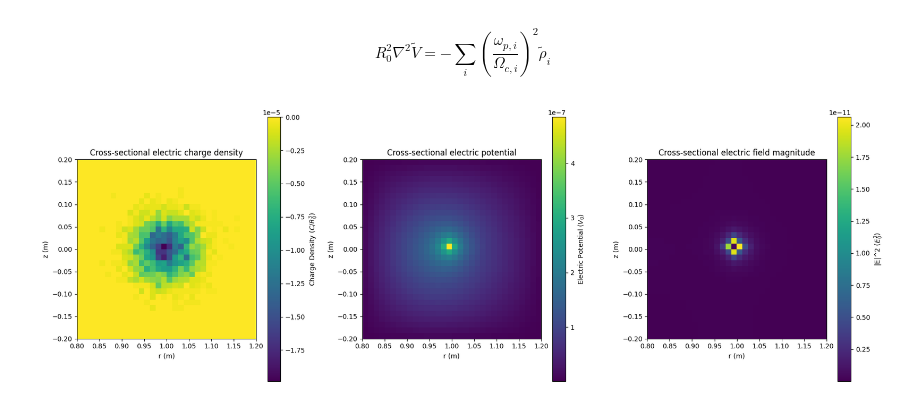
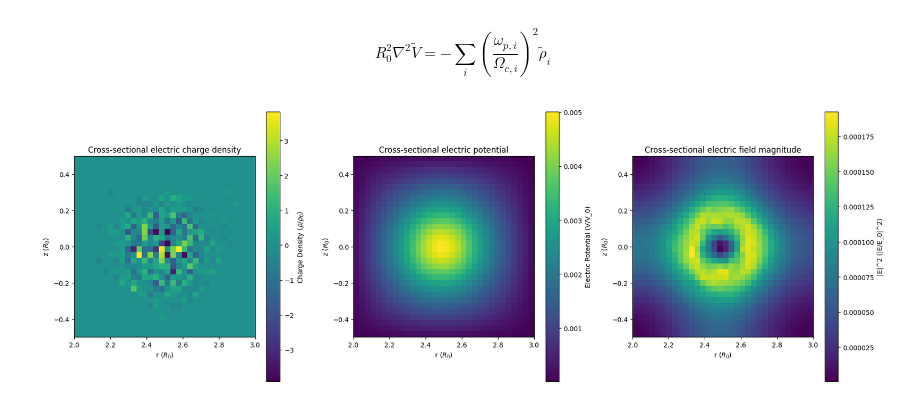
Before and after one commit to nerdie01/PHYS6260Final, a Jupyter notebook: main.ipynb, the cells around one changed output. Drawn from its saved outputs; the diff is of its cells as text; code cells hidden in the pictures.

Commit message:
A whole lot, Boris Algorithm + Integration + Plotting + Dimensionalization + Animations

```diff
--- a/main.ipynb
+++ b/main.ipynb
@@ -8,8 +8,7 @@ import matplotlib.pyplot as plt
 # MODEL PARAMETERS
 grid_size_r, grid_size_z, grid_size_theta = 32, 32, 32 # eulerian grid size, 32 x 32 x 32
 sim_prop = 1e-9 # percentage of particles to simulate
-t_final = 100 # total duration of simulation
-dt0 = 0.1 # seconds
+t_final = 1000 # total number of time steps
 
 # PHYSICAL CONSTANTS
 kB = 1.3806503e-23 # boltzmann constant
@@ -27,13 +26,13 @@ z_min, z_max = -0.2, 0.2
 
 #Temperature, Magnetic, Num Particles, R0
 R0 = (r_max - r_min) # length of the cylinder disk
-clustering = 25.0 * R0 # how localized the normal distirbution is.
+clustering = 25.0 # how localized the normal distirbution is.
 
 N0 = 1e14 # number of particles in plasma
-ionization = .001 # percentage of protons to electrons
+ionization = .5 # percentage of protons to electrons
 
 B0 = 1 # background B field
-T0 = 400000 # initial characteristic temperature
+T0 = 4000 # initial characteristic temperature
 
 # DERIVED VALUES
 N_e0 = (1 - ionization) * N0 # number of electrons
@@ -49,6 +48,7 @@ E0 = v0 * B0 # characteristic E field'
 L0 = v0 * t0 # characteristic length scale, will be used to update positions but not for the grid itself
 V0 = E0 * R0 # characteristic electric potential
 
+dt0 = 0.1 #time step is a tenth of characteristic time scale
 
 V_dom = jnp.pi * (r_max**2 - r_min**2) * (z_max - z_min)
 
@@ -240,28 +248,34 @@ R_0^2 \nabla^2 \tilde{V} = - \sum_i \left(\frac{\omega_{p,i}}{\Omega_{c,i}}\righ
 # good for solving this kind of linear system
 
 def conjugate_gradient(A, b, x0, tol=1e-8, max_iter=1000):
-    x = jnp.copy(x0)
-    r = b - A(x)
-    p = jnp.copy(r)
-    last_res = jnp.vdot(r,r)
 
-    for k in range(max_iter):
+    def cond_fn(carry):
+        _, _, _, last_res, k = carry
+        return (last_res > tol) & (k < max_iter)
+
+    def body_fn(carry):
+        x, r, p, last_res, k = carry
+
         Ap = A(p)
         pAp = jnp.vdot(p, Ap)
 
         alpha = jnp.where(pAp == 0.0, 0.0, last_res / pAp)
         x = x + alpha * p
         r = r - alpha * Ap
-        res = jnp.vdot(r,r)
+        res = jnp.vdot(r, r)
 
-        if res < tol:
-            break
+        beta = jnp.where(last_res == 0.0, 0.0, res / last_res)
+        p = r + beta * p
 
-        beta = res / last_res
-        p = r + beta * p
-        last_res = res
+        return (x, r, p, res, k + 1)
 
-    return x
+    r0 = b - A(x0)
+    p0 = jnp.copy(r0)
+    last_res0 = jnp.vdot(r0, r0)
+
+    x_final, _, _, _, _ = jax.lax.while_loop(cond_fn, body_fn, (x0, r0, p0, last_res0, 0))
+
+    return x_final
 
 def laplacian(phi: jnp.ndarray):
     # finite difference slop
@@ -278,7 +292,7 @@ def laplacian(phi: jnp.ndarray):
     phi_zp = phi_padded[1:-1, :, 2:]
     phi_zm = phi_padded[1:-1, :, :-2]
 
-    return ((phi_rp - 2.0 * phi_rc + phi_rm) / dr**2 + (phi_rp - phi_rm) / (2.0 * dr * r_int)
+    return ((phi_rp - 2.0 * phi_rc + phi_rm) / dr**2 + (phi_rp - phi_rm) / (2.0 * dr * r_int[:, None, None])
         + (phi_tp - 2.0 * phi_rc + phi_tm) / (dtheta**2 * r_grid**2) + (phi_zp - 2.0 * phi_rc + phi_zm) / dz**2)
 
 def grad(phi: jnp.ndarray):
@@ -323,47 +337,47 @@ def curl(A_r, A_theta, A_z):
 def solve_poisson(f, tol=1e-16, max_iter=1000):
     A_op = lambda phi: -laplacian(phi)
     b_vec = -f
 
     x0 = jnp.zeros_like(f)
 
     return conjugate_gradient(A_op, b_vec, x0, tol=tol, max_iter=max_iter)
 
 # i don't feel super good about how i nondimensionalized this, so someone please check it
 # in particular, not sure whether i should multiply/divide the laplacian by the R_0^2 that came out during nondimensionalization
 
 poisson_sol_coef_p = -(plasma_freq_p / gyro_freq_p)**2
 poisson_sol_coef_e = -(plasma_freq_e / gyro_freq_e)**2
 poisson_sol = (poisson_sol_coef_p * compute_density(x_p[0,:,:], q) + poisson_sol_coef_e * compute_density(x_e[0,:,:], -q)) / (rho0)
 
 fig, ax = plt.subplots(1,3, figsize=(18,6))
 
-rho_slice = (compute_density(x_p[0,:,:], q) + compute_density(x_e[0,:,:], -q))[:,0,:].T
-im0 = ax[0].imshow(rho_slice, origin='lower', extent=[r_min, r_max, z_min, z_max])
+rho_slice = ((compute_density(x_p[0,:,:], q) + compute_density(x_e[0,:,:], -q)) / rho0)[:,0,:].T
+im0 = ax[0].imshow(rho_slice, origin='lower', extent=[r_min/R0, r_max/R0, z_min/R0, z_max/R0])
 ax[0].set_title("Cross-sectional electric charge density")
-ax[0].set_xlabel("r (m)")
-ax[0].set_ylabel("z (m)")
-fig.colorbar(im0, ax=ax[0], label="Charge Density ($C / R_0^3$)")
+ax[0].set_xlabel("r ($R_0$)")
+ax[0].set_ylabel("z ($R_0$)")
+fig.colorbar(im0, ax=ax[0], label=r"Charge Density ($\rho / \rho_0$)")
 
 V = solve_poisson(poisson_sol)
 V_slice = V[:,0,:].T
-im1 = ax[1].imshow(V_slice, origin='lower', extent=[r_min, r_max, z_min, z_max])
+im1 = ax[1].imshow(V_slice, origin='lower', extent=[r_min/R0, r_max/R0, z_min/R0, z_max/R0])
 ax[1].set_title("Cross-sectional electric potential")
-ax[1].set_xlabel("r (m)")
-ax[1].set_ylabel("z (m)")
-fig.colorbar(im1, ax=ax[1], label="Electric Potential ($V_0$)")
+ax[1].set_xlabel("r ($R_0$)")
+ax[1].set_ylabel("z ($R_0$)")
+fig.colorbar(im1, ax=ax[1], label="Electric Potential (V/V_0)")
 
 E = grad(V)
 E_slice = (E[0]**2 + E[1]**2 + E[2]**2)[:,0,:].T
-im2 = ax[2].imshow(E_slice, origin='lower', extent=[r_min, r_max, z_min, z_max])
+im2 = ax[2].imshow(E_slice, origin='lower', extent=[r_min/R0, r_max/R0, z_min/R0, z_max/R0])
 ax[2].set_title("Cross-sectional electric field magnitude")
-ax[2].set_xlabel("r (m)")
-ax[2].set_ylabel("z (m)")
-fig.colorbar(im2, ax=ax[2], label="|E|^2 ($E_0^2$)")
+ax[2].set_xlabel("r ($R_0$)")
+ax[2].set_ylabel("z ($R_0$)")
+fig.colorbar(im2, ax=ax[2], label="|E|^2 (|E/E_0|^2)")
 
 plt.tight_layout()
 plt.show()
 # %% [output]
-[figure, old version]
+[figure, new version]
 # %%
 # also worth checking, the B field is way stronger than i would expect even though im p sure i nondimensionalized everything correctly
 # there might be missing R_0 and R_0^2 terms again...
```
Also changed, not shown: parts of 8 cells of this notebook.
